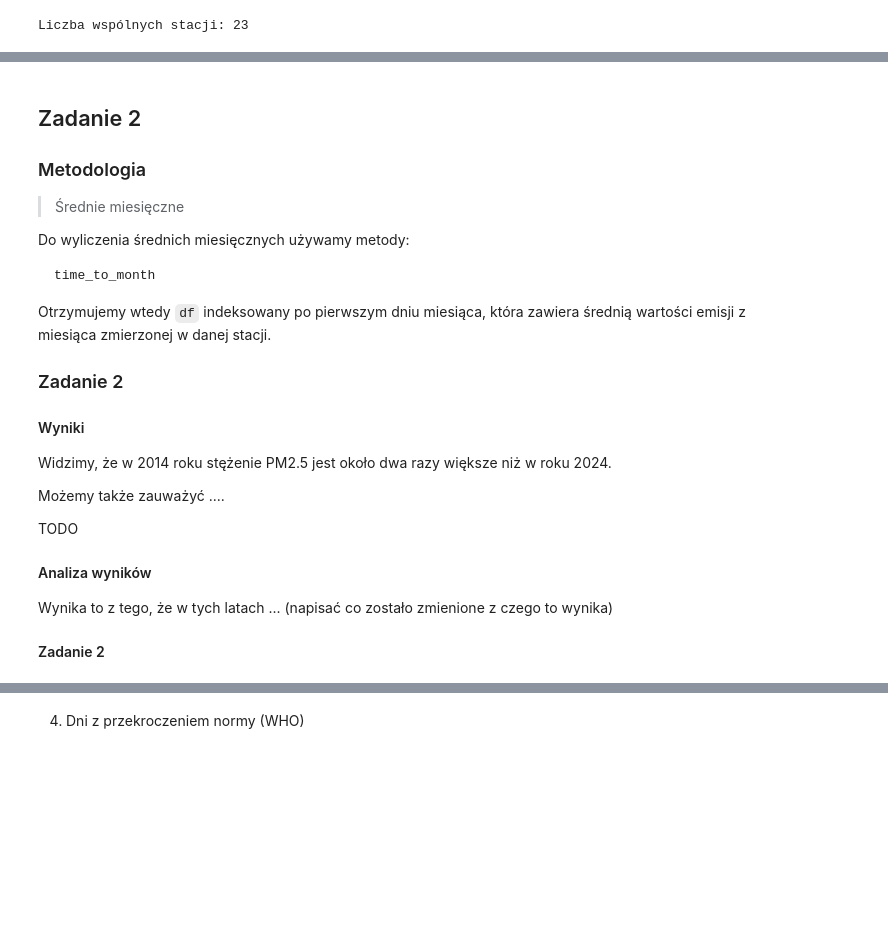
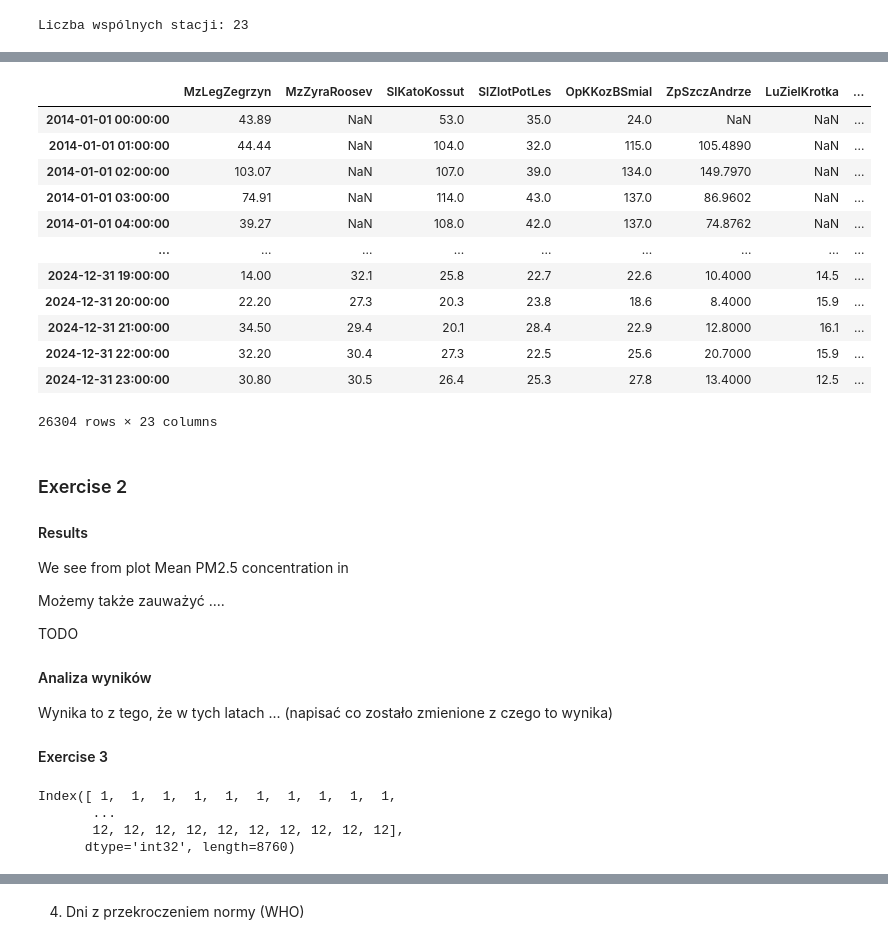
Before and after one commit to drawa-proj/fork_proj3_ztp, a Jupyter notebook: projekt_1_student.ipynb, the cells around one changed output, grey strips where cells are left out. Drawn from its saved outputs; the diff is of its cells as text; code cells hidden in the pictures; blank space fills up the shorter version.

````diff
--- a/projekt_1_student.ipynb
+++ b/projekt_1_student.ipynb
@@ -263,30 +275,41 @@ Combined df starts on:
 2014-01-01 00:00:00
 and ends on:
 2024-12-31 23:00:00
+# %%
+df
+# %% [output]
+|  | MzLegZegrzyn | MzZyraRoosev | SlKatoKossut | SlZlotPotLes | OpKKozBSmial | ZpSzczAndrze | LuZielKrotka | ... |
+| 2014-01-01 00:00:00 | 43.89 | NaN | 53.0 | 35.0 | 24.0 | NaN | NaN | ... |
+| 2014-01-01 01:00:00 | 44.44 | NaN | 104.0 | 32.0 | 115.0 | 105.4890 | NaN | ... |
+| 2014-01-01 02:00:00 | 103.07 | NaN | 107.0 | 39.0 | 134.0 | 149.7970 | NaN | ... |
+| 2014-01-01 03:00:00 | 74.91 | NaN | 114.0 | 43.0 | 137.0 | 86.9602 | NaN | ... |
+| 2014-01-01 04:00:00 | 39.27 | NaN | 108.0 | 42.0 | 137.0 | 74.8762 | NaN | ... |
+| ... | ... | ... | ... | ... | ... | ... | ... | ... |
+| 2024-12-31 19:00:00 | 14.00 | 32.1 | 25.8 | 22.7 | 22.6 | 10.4000 | 14.5 | ... |
+| 2024-12-31 20:00:00 | 22.20 | 27.3 | 20.3 | 23.8 | 18.6 | 8.4000 | 15.9 | ... |
+| 2024-12-31 21:00:00 | 34.50 | 29.4 | 20.1 | 28.4 | 22.9 | 12.8000 | 16.1 | ... |
+| 2024-12-31 22:00:00 | 32.20 | 30.4 | 27.3 | 22.5 | 25.6 | 20.7000 | 15.9 | ... |
+| 2024-12-31 23:00:00 | 30.80 | 30.5 | 26.4 | 25.3 | 27.8 | 13.4000 | 12.5 | ... |
+26304 rows × 23 columns
 # %% [markdown]
-## Zadanie 2
-### Metodologia
 
->Średnie miesięczne
-
-Do wyliczenia średnich miesięcznych używamy metody:
-```Python
-time_to_month
-```
-Otrzymujemy wtedy `df` indeksowany po pierwszym dniu miesiąca, która zawiera średnią wartości emisji z miesiąca zmierzonej w danej stacji.
-
->
-
-### Zadanie 2
-#### Wyniki
-Widzimy, że w 2014 roku stężenie PM2.5 jest około dwa razy większe niż w roku 2024.
+### Exercise 2
+#### Results
+We see from plot Mean PM2.5 concentration in
 
 Możemy także zauważyć ....
 
 TODO
 #### Analiza wyników
 Wynika to z tego, że w tych latach ... (napisać co zostało zmienione z czego to wynika)
-#### Zadanie 2
+#### Exercise 3
+# %%
+df2014.index.month
+# %% [output]
+Index([ 1,  1,  1,  1,  1,  1,  1,  1,  1,  1,
+       ...
+       12, 12, 12, 12, 12, 12, 12, 12, 12, 12],
+      dtype='int32', length=8760)
 # %%
 import matplotlib.pyplot as plt
 import seaborn as sns
````
Also changed, not shown: parts of 20 cells of this notebook, 1 other file.
